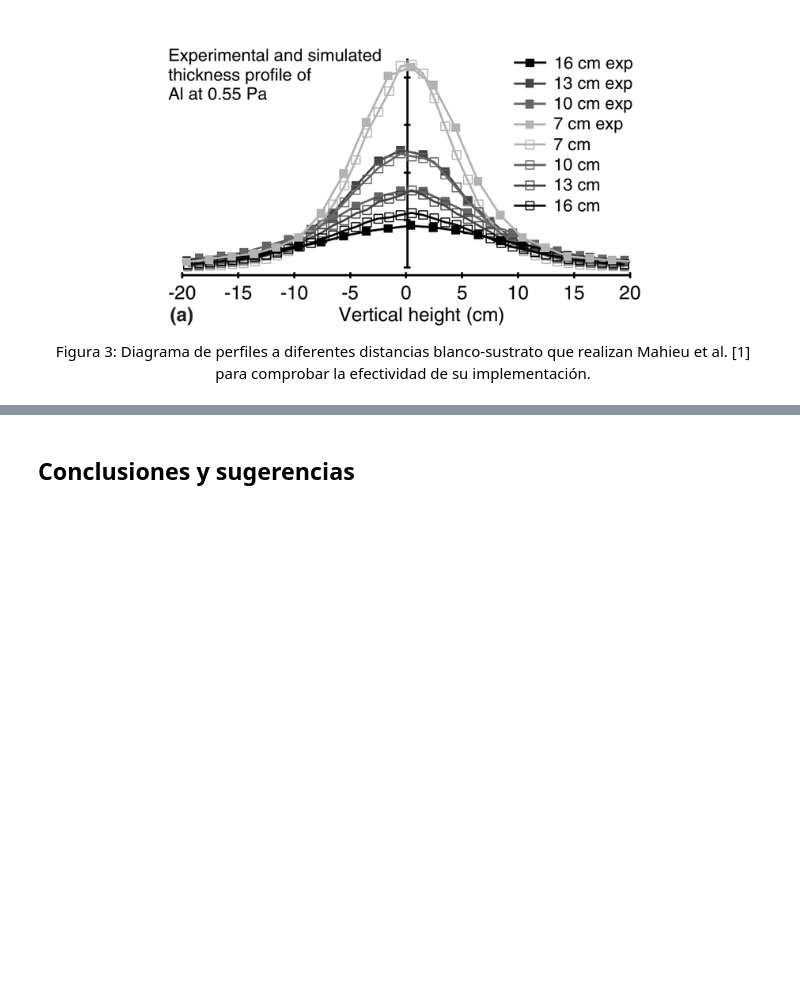
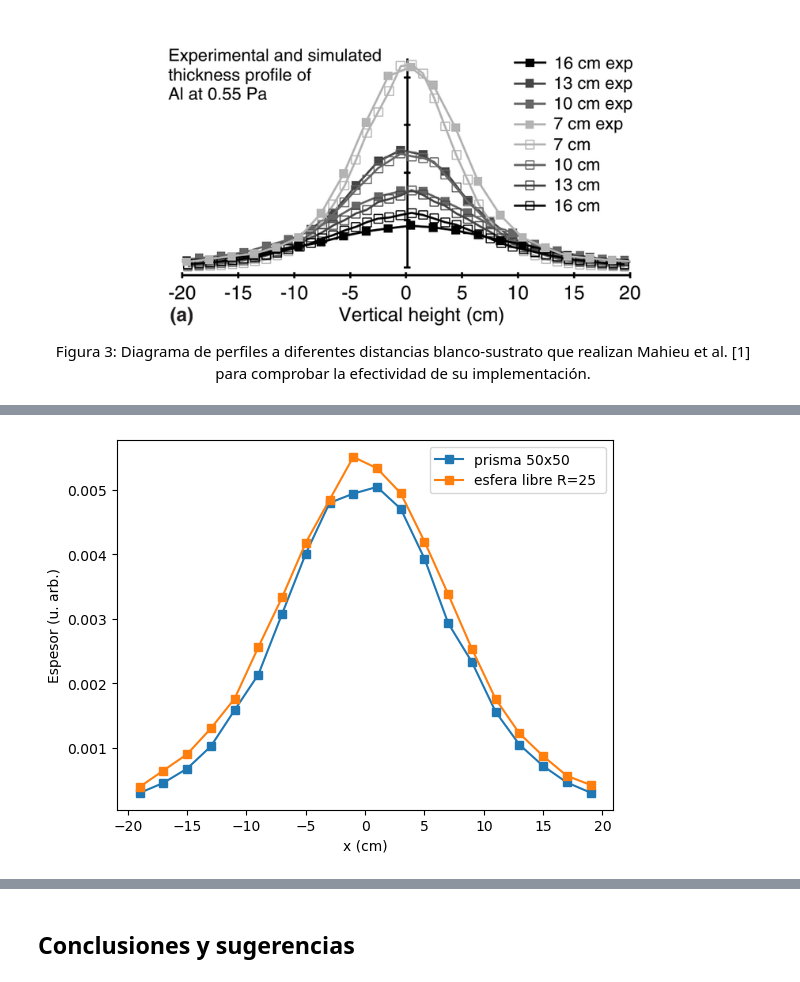
Before and after one commit to alexsandive/Monte-Carlo-Sputtering-Simulation_Proyecto-FS0200, a Jupyter notebook: Proyecto_AlexanderSancho.ipynb, the cells around one changed output, grey strips where cells are left out. Saved outputs shown, nothing was run; the diff lists cells and outputs as text; code cells hidden in the pictures; blank space fills up the shorter version.

```diff
--- a/Proyecto_AlexanderSancho.ipynb
+++ b/Proyecto_AlexanderSancho.ipynb
@@ -556,10 +556,14 @@ radioPul = 1.39e-10 #m
 E_superficial = 8.9 #eV
 
 # Caracterísitcas de la camara
-
+#prisma
 largo = 50 #cm
 ancho = 50 #cm
+#esferica
+R_camara = 25   # cm
+
 distBlancSustr = 13 #cm
+
 
 # Características sustrato
 
@@ -1118,0 +1239,17 @@ Figura 3: Diagrama de perfiles a diferentes distancias blanco-sustrato que reali
+# %%
+presion = 20 #mTorr
+N = int(5e5)
+
+esfera_libre = partial(chequear_fronteras_esfera, R_camara=25)
+
+resultados_geometria = {
+    "prisma 50x50":     simular(N, presion=presion, seguir_primera=True,
+                                chequear_fronteras=chequear_fronteras_prisma),
+    "esfera libre R=25": simular(N, presion=presion, seguir_primera=True,
+                                 chequear_fronteras=esfera_libre),
+}
+# %%
+graficar_perfiles(resultados_geometria, "")
+plt.show()
+# %% [output]
+[figure, added]
```
Also changed, not shown: parts of 17 cells of this notebook.
